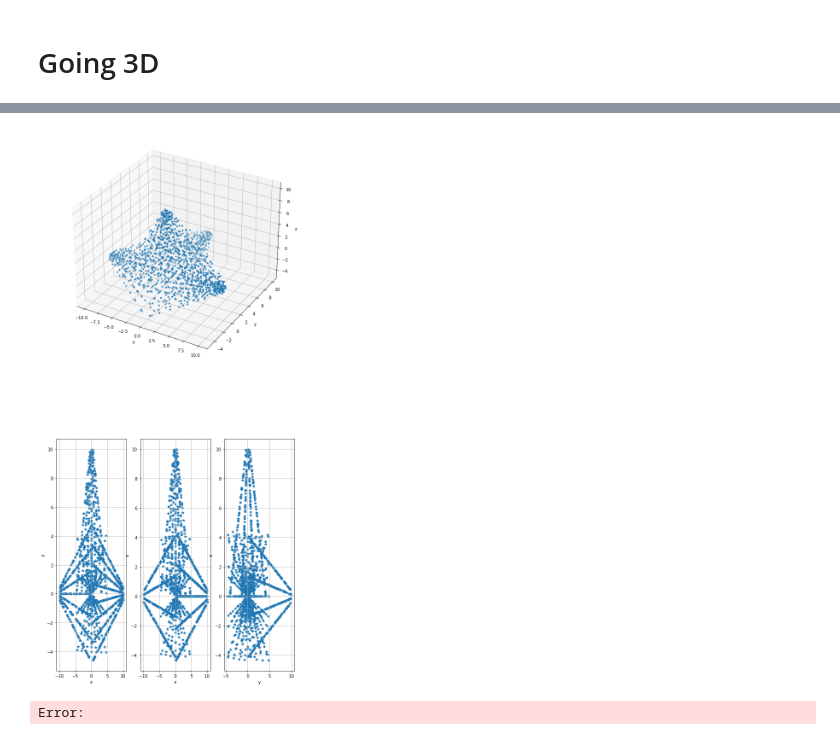
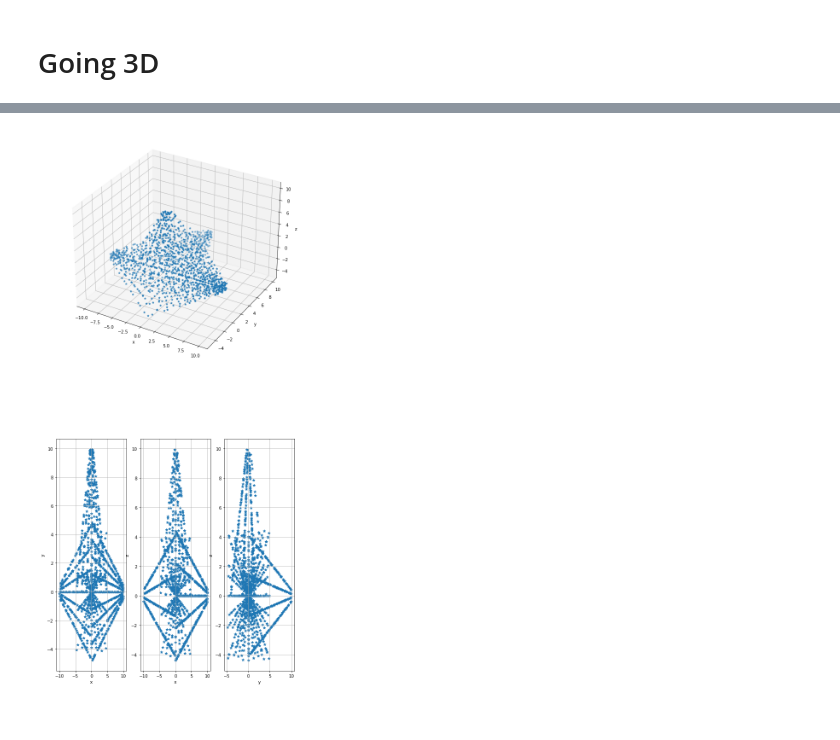
Before and after one commit to YanivHollander/kornia_nerf_jupyter, a Jupyter notebook: test_rays.ipynb, the cells around one changed output, grey strips where cells are left out. Saved outputs shown, nothing was run; the diff lists cells and outputs as text; code cells hidden in the pictures.

```diff
--- a/test_rays.ipynb
+++ b/test_rays.ipynb
@@ -110,5 +101,5 @@ Error:
 # %%
 cameras_28 = cameras_for_ids(cameras, points_2d_four_cameras[28].camera_ids)
 points_3d_28 = cameras_28.unproject(points_2d_four_cameras[28].points_2d, 1)
-cameras_40 = cameras_for_ids(cameras, points_2d_four_cameras[40].camera_ids)
-points_3d_40 = cameras_40.unproject(points_2d_four_cameras[40].points_2d, 1)
+cameras_45 = cameras_for_ids(cameras, points_2d_four_cameras[45].camera_ids)
+points_3d_45 = cameras_45.unproject(points_2d_four_cameras[45].points_2d, 1)
@@ -127,7 +116,7 @@ ax4 = ax[2]
 
 for j, m in enumerate(['.', 'o', '^', '*']):
     if j == 0:
-        points_3d = points_3d_40
+        points_3d = points_3d_45
         i = j
     else:
         points_3d = points_3d_28
@@ -171,36 +158,35 @@ fig = plt.figure(figsize=(10, 20))
 subfigs = fig.subfigures(2, 1, hspace=0.07)
 
 ax1 = subfigs[0].add_subplot(projection='3d')
 
 ax = subfigs[1].subplots(1, 3)
 ax2 = ax[0]
 ax3 = ax[1]
 ax4 = ax[2]
 
-ray_range = range(0, 124)
+ray_range = range(0, 3 * 28 + 45)
 
 ax1.scatter(points_3d[ray_range, :, 0], points_3d[ray_range, :, 1], points_3d[ray_range, :, 2], marker=m)
 ax1.set_xlabel('x')
 ax1.set_ylabel('y')
 ax1.set_zlabel('z')
 
 ax2.scatter(points_3d[ray_range, :, 0], points_3d[ray_range, :, 1], marker=m)
 ax2.set_xlabel('x')
 ax2.set_ylabel('y')
 ax2.grid('on')
 
 ax3.scatter(points_3d[ray_range, :, 0], points_3d[ray_range, :, 2], marker=m)
 ax3.set_xlabel('x')
 ax3.set_ylabel('z')
 ax3.grid('on')
 
 ax4.scatter(points_3d[ray_range, :, 1], points_3d[ray_range, :, 2], marker=m)
 ax4.set_xlabel('y')
 ax4.set_ylabel('z')
 ax4.grid('on')
 # %% [output]
-[figure, old version]
+[figure, new version]
-Error:
 # %%
 fig = plt.figure(figsize=(10, 10))
 ax = fig.add_subplot(projection='3d')
```
Also changed, not shown: parts of 12 cells of this notebook.
